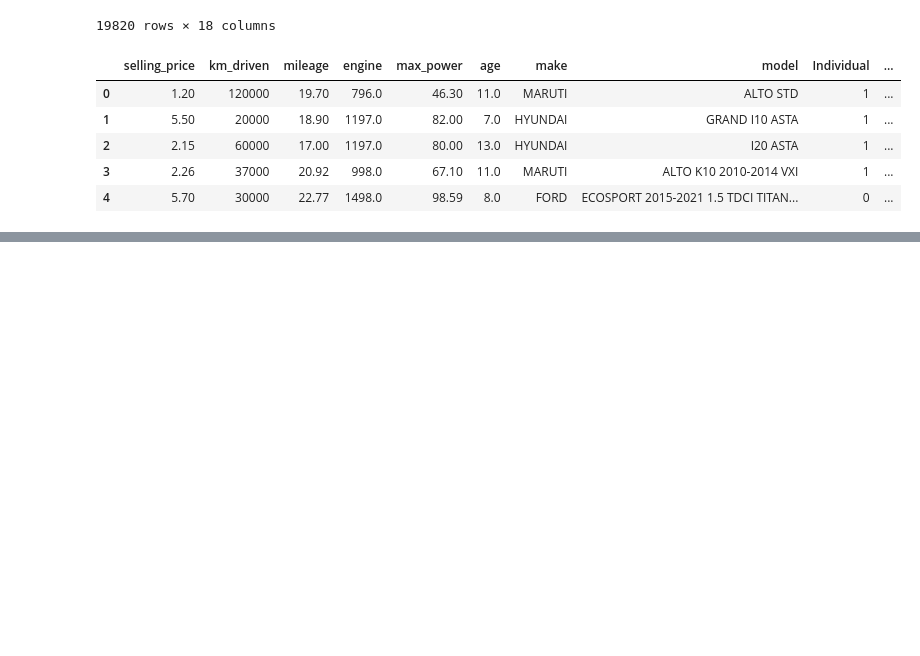
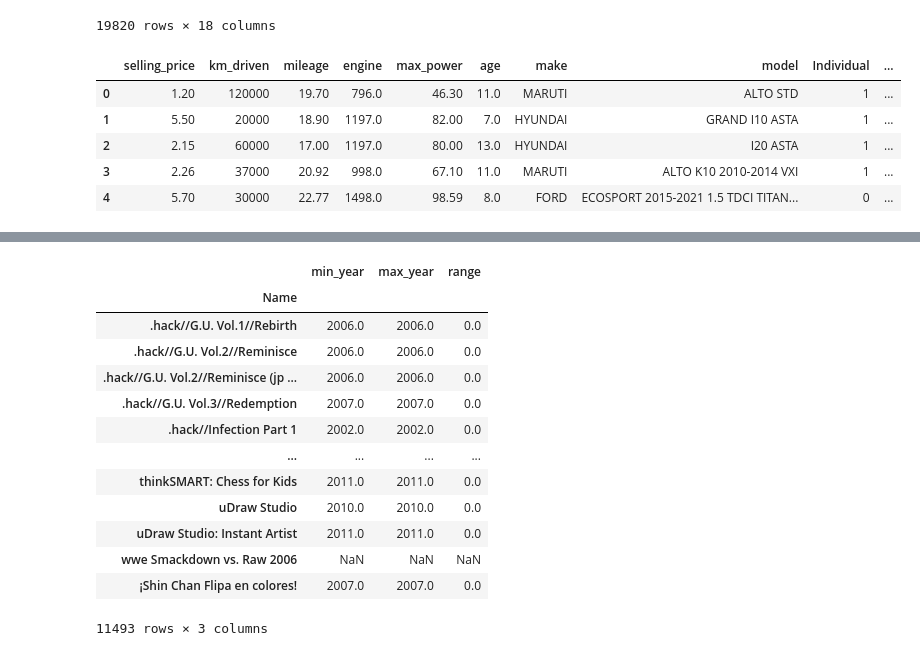
Before and after one commit to harshaiml/aiml-daily-practice, a Jupyter notebook: notebooks/IM Session 23 - Story-Driven EDA/Story-Driven-EDA.ipynb, the cells around one changed output, grey strips where cells are left out. Drawn from its saved outputs; the diff is of its cells as text; code cells hidden in the pictures; blank space fills up the shorter version.

```diff
--- a/notebooks/IM Session 23 - Story-Driven EDA/Story-Driven-EDA.ipynb
+++ b/notebooks/IM Session 23 - Story-Driven EDA/Story-Driven-EDA.ipynb
@@ -86,0 +109,22 @@ operable program or batch file.
+# %%
+# Find the longest running game first
+
+game_life = data.groupby('Name').agg(min_year = ('Year','min'),max_year = ('Year','max'))
+game_life['range'] = game_life['max_year'] - game_life['min_year']
+game_life.sort_values(['range'],ascending=False) [:5]
+game_life
+# %% [output]
+|  | min_year | max_year | range |
+| Name |  |  |  |
+| .hack//G.U. Vol.1//Rebirth | 2006.0 | 2006.0 | 0.0 |
+| .hack//G.U. Vol.2//Reminisce | 2006.0 | 2006.0 | 0.0 |
+| .hack//G.U. Vol.2//Reminisce (jp ... | 2006.0 | 2006.0 | 0.0 |
+| .hack//G.U. Vol.3//Redemption | 2007.0 | 2007.0 | 0.0 |
+| .hack//Infection Part 1 | 2002.0 | 2002.0 | 0.0 |
+| ... | ... | ... | ... |
+| thinkSMART: Chess for Kids | 2011.0 | 2011.0 | 0.0 |
+| uDraw Studio | 2010.0 | 2010.0 | 0.0 |
+| uDraw Studio: Instant Artist | 2011.0 | 2011.0 | 0.0 |
+| wwe Smackdown vs. Raw 2006 | NaN | NaN | NaN |
+| ¡Shin Chan Flipa en colores! | 2007.0 | 2007.0 | 0.0 |
+11493 rows × 3 columns
```
Also changed, not shown: parts of 5 cells of this notebook, 1 other file.
